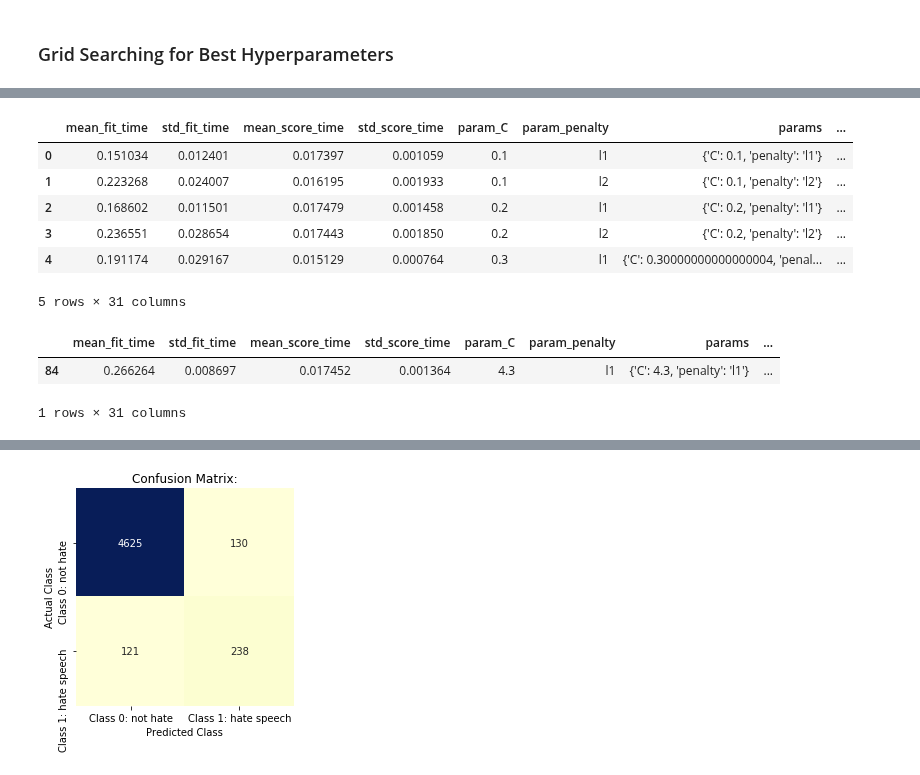
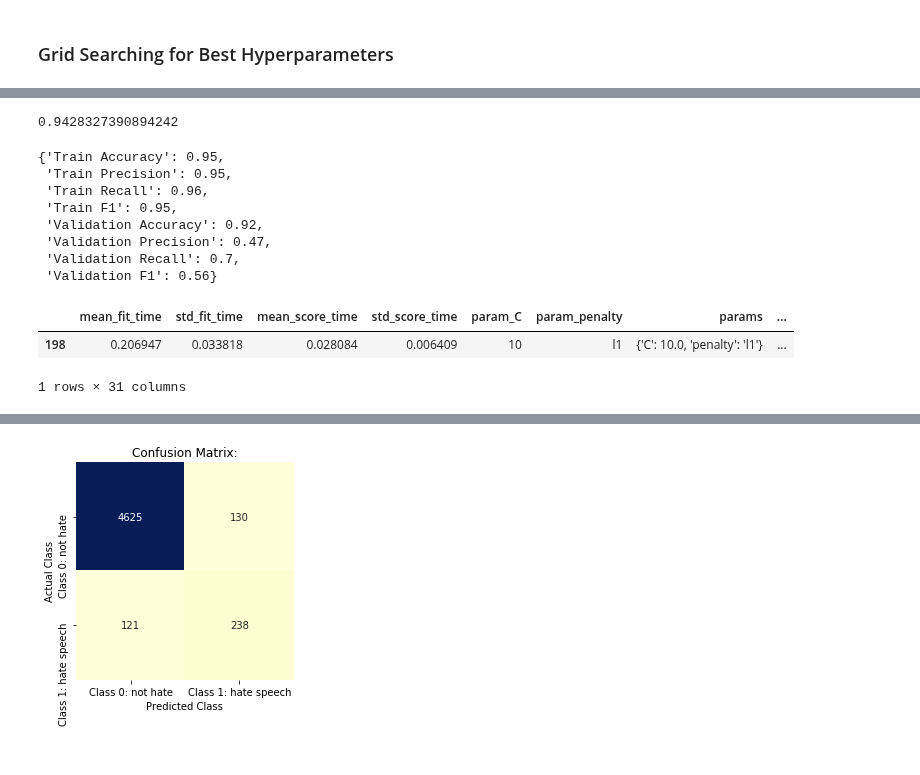
Before and after one commit to mguptaphd/Twitter-Hate-Classification-Project, a Jupyter notebook: Preliminary_Model_Comparisons.ipynb, the cells around one changed output, grey strips where cells are left out. Cells and saved outputs as stored; diff of their text form; code cells hidden in the pictures.

```diff
--- a/Preliminary_Model_Comparisons.ipynb
+++ b/Preliminary_Model_Comparisons.ipynb
@@ -361,17 +364,22 @@ lr_gs_model.best_params_
+# %%
+lr_gs_model.best_score_
+# %% [output]
+0.9428327390894242
+# %%
+lr_metrics_dict
+# %% [output]
+{'Train Accuracy': 0.95,
+ 'Train Precision': 0.95,
+ 'Train Recall': 0.96,
+ 'Train F1': 0.95,
+ 'Validation Accuracy': 0.92,
+ 'Validation Precision': 0.47,
+ 'Validation Recall': 0.7,
+ 'Validation F1': 0.56}
 # %%
 lr_gs_df = pd.DataFrame(lr_gs_model.cv_results_)
-lr_gs_df.head()
+lr_gs_df[lr_gs_df.rank_test_f1 == 1]
 # %% [output]
 |  | mean_fit_time | std_fit_time | mean_score_time | std_score_time | param_C | param_penalty | params | ... |
-| 0 | 0.151034 | 0.012401 | 0.017397 | 0.001059 | 0.1 | l1 | {'C': 0.1, 'penalty': 'l1'} | ... |
-| 1 | 0.223268 | 0.024007 | 0.016195 | 0.001933 | 0.1 | l2 | {'C': 0.1, 'penalty': 'l2'} | ... |
-| 2 | 0.168602 | 0.011501 | 0.017479 | 0.001458 | 0.2 | l1 | {'C': 0.2, 'penalty': 'l1'} | ... |
-| 3 | 0.236551 | 0.028654 | 0.017443 | 0.001850 | 0.2 | l2 | {'C': 0.2, 'penalty': 'l2'} | ... |
-| 4 | 0.191174 | 0.029167 | 0.015129 | 0.000764 | 0.3 | l1 | {'C': 0.30000000000000004, 'penal... | ... |
+| 198 | 0.206947 | 0.033818 | 0.028084 | 0.006409 | 10 | l1 | {'C': 10.0, 'penalty': 'l1'} | ... |
-5 rows × 31 columns
+1 rows × 31 columns
-# %%
-lr_gs_df[lr_gs_df.rank_test_precision == 1]
-# %% [output]
-|  | mean_fit_time | std_fit_time | mean_score_time | std_score_time | param_C | param_penalty | params | ... |
-| 84 | 0.266264 | 0.008697 | 0.017452 | 0.001364 | 4.3 | l1 | {'C': 4.3, 'penalty': 'l1'} | ... |
-1 rows × 31 columns
```
Also changed, not shown: parts of 124 cells of this notebook, 12 other files.
